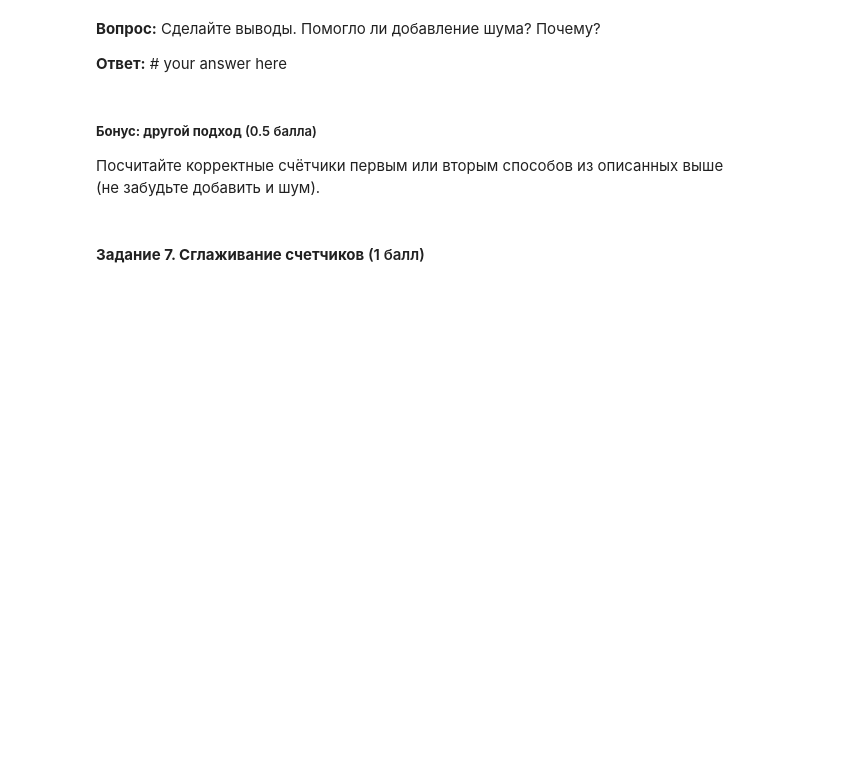
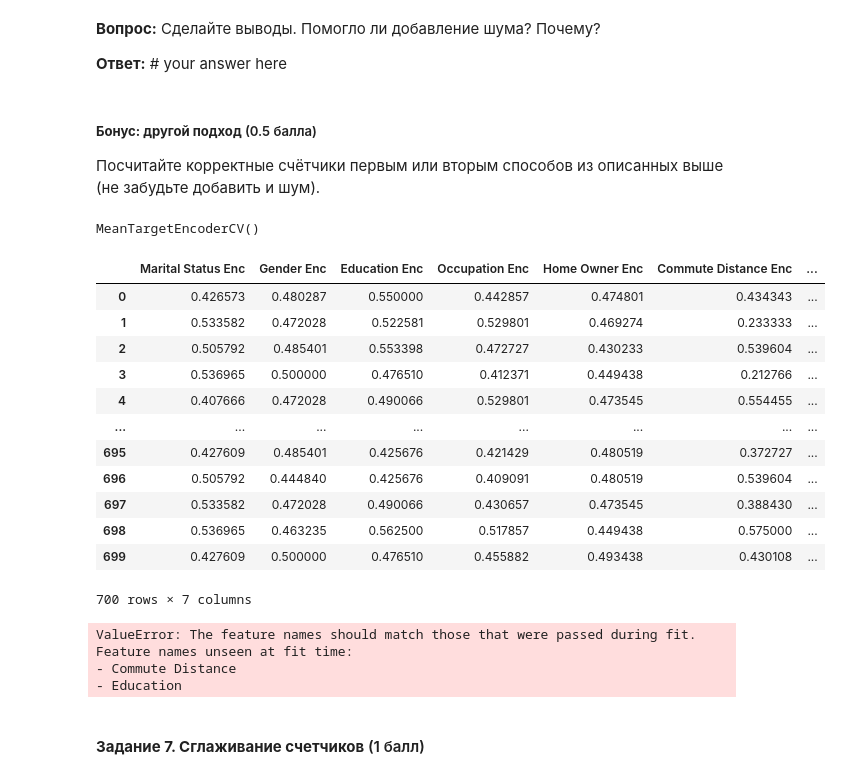
Before and after one commit to Uralbeckins/ML-Sokolov-Course, a Jupyter notebook: homework_practice_04_linclass.ipynb, the cells around one changed output. Saved outputs shown, nothing was run; the diff lists cells and outputs as text; code cells hidden in the pictures; blank space fills up the shorter version.

Commit message:
work from home for cv mean encoding

```diff
--- a/homework_practice_04_linclass.ipynb
+++ b/homework_practice_04_linclass.ipynb
@@ -937,3 +970,39 @@ class MeanTargetEncoderCV(TransformerMixin, BaseEstimator):
+# %%
+mean_target_enc_cv = MeanTargetEncoderCV()
+
+mean_target_enc_cv.fit(X_train, y_train)
+# %% [output]
+MeanTargetEncoderCV()
+# %%
+X_train_mean_enc_cv = mean_target_enc_cv.transform(X_train)
+# %%
+X_train_mean_enc_cv
+# %% [output]
+|  | Marital Status Enc | Gender Enc | Education Enc | Occupation Enc | Home Owner Enc | Commute Distance Enc | ... |
+| 0 | 0.426573 | 0.480287 | 0.550000 | 0.442857 | 0.474801 | 0.434343 | ... |
+| 1 | 0.533582 | 0.472028 | 0.522581 | 0.529801 | 0.469274 | 0.233333 | ... |
+| 2 | 0.505792 | 0.485401 | 0.553398 | 0.472727 | 0.430233 | 0.539604 | ... |
+| 3 | 0.536965 | 0.500000 | 0.476510 | 0.412371 | 0.449438 | 0.212766 | ... |
+| 4 | 0.407666 | 0.472028 | 0.490066 | 0.529801 | 0.473545 | 0.554455 | ... |
+| ... | ... | ... | ... | ... | ... | ... | ... |
+| 695 | 0.427609 | 0.485401 | 0.425676 | 0.421429 | 0.480519 | 0.372727 | ... |
+| 696 | 0.505792 | 0.444840 | 0.425676 | 0.409091 | 0.480519 | 0.539604 | ... |
+| 697 | 0.533582 | 0.472028 | 0.490066 | 0.430657 | 0.473545 | 0.388430 | ... |
+| 698 | 0.536965 | 0.463235 | 0.562500 | 0.517857 | 0.449438 | 0.575000 | ... |
+| 699 | 0.427609 | 0.500000 | 0.476510 | 0.455882 | 0.493438 | 0.430108 | ... |
+700 rows × 7 columns
+# %%
+auc_pr_list = []
+for sigma in np.linspace(0.005, 0.9, 20):
+    mean_target_enc = MeanTargetEncoderCV(sigma)
+    auc_pr_value = eval_encoder(mean_target_enc, f'MeanTargetEncoder_{sigma:.5f}', X_train, X_test, y_train)
+    auc_pr_list.append(auc_pr_value)
+print(max(auc_pr_list))
+# %% [output]
+ValueError: The feature names should match those that were passed during fit.
+Feature names unseen at fit time:
+- Commute Distance
+- Education
 # %% [markdown]
 #### __Задание 7. Сглаживание счетчиков__  (1 балл)
 # %% [markdown]
```
Also changed, not shown: parts of 11 cells of this notebook.
